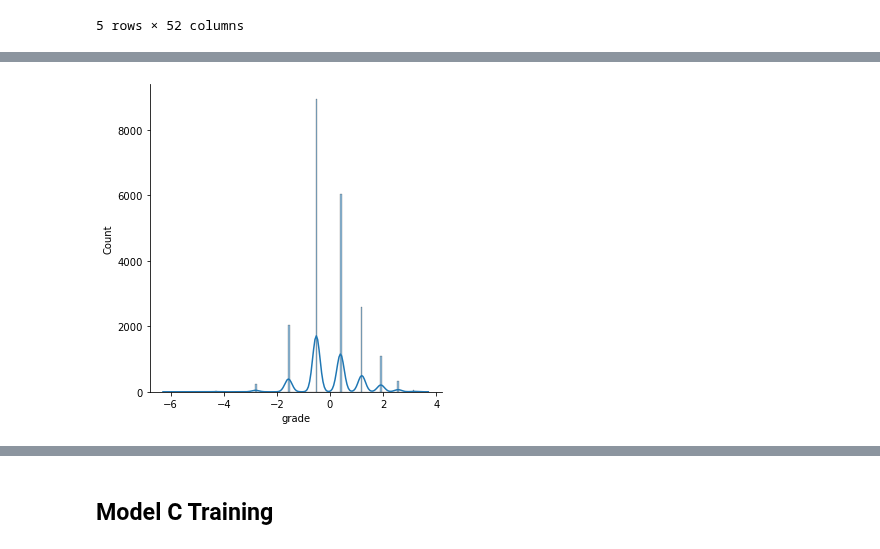
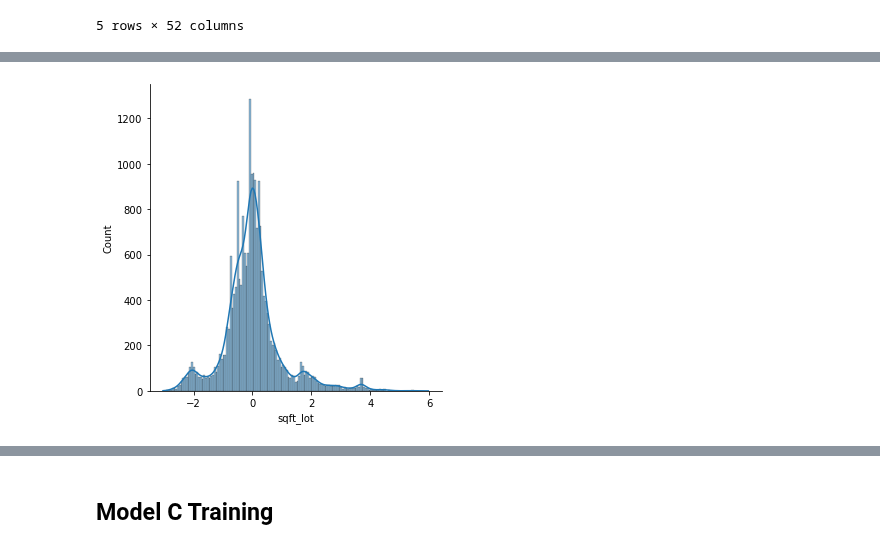
Before and after one commit to jmg0144/Housing-Linear-Regression-Analysis, a Jupyter notebook: home-sales-analysis.ipynb, the cells around one changed output, grey strips where cells are left out. Drawn from its saved outputs; the diff is of its cells as text; code cells hidden in the pictures.

Commit message:
Updated models and markdowns

```diff
--- a/home-sales-analysis.ipynb
+++ b/home-sales-analysis.ipynb
@@ -673,3 +657,6 @@ lower_limit_beds = df_filtered.bedrooms.mean() - 3*df_filtered.bedrooms.std()
 lower_limit_beds
 # %% [output]
 0.5943032978524658
+# %%
+upper_limit_price = df_filtered.price.mean() + 3*df_filtered.price.std()
+upper_limit_price
@@ -675,0 +665,3 @@ lower_limit_beds
+# %%
+lower_limit_price = df_filtered.price.mean() - 3*df_filtered.price.std()
+lower_limit_price
@@ -676,6 +670,7 @@ lower_limit_beds
 # %%
 df_outliers=df_filtered[(df_filtered.bathrooms<upper_limit) & (df_filtered.bathrooms>lower_limit)
-                        & (df_filtered.bedrooms<upper_limit_beds) & (df_filtered.bedrooms>lower_limit_beds)]
+                        & (df_filtered.bedrooms<upper_limit_beds) & (df_filtered.bedrooms>lower_limit_beds)
+                       & (df_filtered.price<upper_limit_price) & (df_filtered.price>lower_limit_price)]
 df_outliers.info()
 # %% [output]
 <class 'pandas.core.frame.DataFrame'>
@@ -746,4 +717,16 @@ scaled_grade = (log_grade-np.mean(log_grade))/np.sqrt(np.var(log_grade))
+# %%
+model_c = pd.DataFrame([])
+price_c = df_outliers['price']
+bathrooms_c = df_outliers['bathrooms']
+scaled_bath_c = (bathrooms_c-np.mean(bathrooms_c))/np.sqrt(np.var(bathrooms_c))
+bedrooms_c = df_outliers['bedrooms']
+scaled_bed_c = (bedrooms_c-np.mean(bedrooms_c))/np.sqrt(np.var(bedrooms_c))
+log_lot_c = np.log(df_outliers['sqft_lot'])
+scaled_log_lot_c = (log_lot_c-np.mean(log_lot_c))/np.sqrt(np.var(log_lot_c))
+updated_zip_c
+sqfta_c = df_outliers['sqft_above']
+scaled_sqfta_c = (sqfta_c-np.mean(sqfta_c))/np.sqrt(np.var(sqfta_c))
 # %%
-sns.displot(x=scaled_grade,kind='hist',kde=True);
+sns.displot(x=scaled_log_lot_c,kind='hist',kde=True);
 # %% [output]
-[figure, old version]
+[figure, new version]
```
Also changed, not shown: parts of 107 cells of this notebook.
